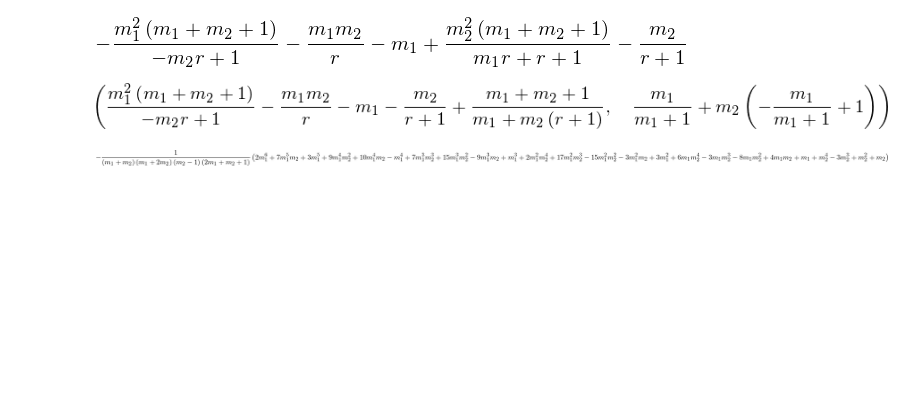
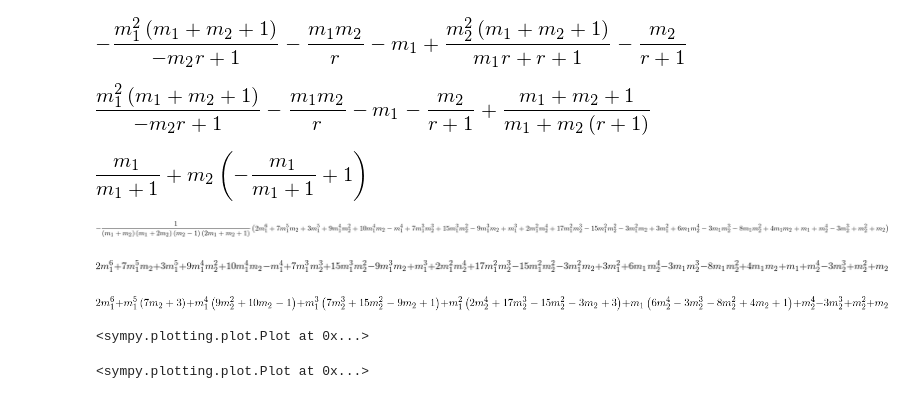
Before and after one commit to fdmazzone/ArchivosProyecto, a Jupyter notebook: MEcanica Celeste/concavidad.ipynb, the cells around one changed output. Drawn from its saved outputs; the diff is of its cells as text; code cells hidden in the pictures; blank space fills up the shorter version.

```diff
--- a/MEcanica Celeste/concavidad.ipynb
+++ b/MEcanica Celeste/concavidad.ipynb
@@ -213,12 +217,17 @@ Exp
 # %%
 m=symbols('m0:%s' %3, positive=True) #masas
 var('r')#r
 m=[1,m[1],m[2]]#
 ord_or=m[1]/(m[1]+1)
 Rem=(1-ord_or)*m[2]+ord_or
 Q=m[0]**2/(-q[0])+m[1]**2/q[1]
 Exp3=Q-U
-Exp3, Rem
+Exp3
 # %% [output]
-[figure, old version]
+[figure, new version]
+# %%
+f.subs(r,Rem).factor()
+Rem
+# %% [output]
+[figure, added]
 # %%
@@ -226,4 +235,9 @@ Expr3=m[1]**2*(m[1] + m[2] + 1)/(-m[2]*Rem + 1) - m[1]*m[2]/Rem - m[1] - m[2]/(R
 Expr3.factor()
 # %% [output]
 [figure]
+# %%
+Pol=(2*m[1]**6 + 7*m[1]**5*m[2] + 3*m[1]**5 + 9*m[1]**4*m[2]**2 + 10*m[1]**4*m[2] - m[1]**4 + 7*m[1]**3*m[2]**3 + 15*m[1]**3*m[2]**2 - 9*m[1]**3*m[2] + m[1]**3 + 2*m[1]**2*m[2]**4 + 17*m[1]**2*m[2]**3 - 15*m[1]**2*m[2]**2 - 3*m[1]**2*m[2] + 3*m[1]**2 + 6*m[1]*m[2]**4 - 3*m[1]*m[2]**3 - 8*m[1]*m[2]**2 + 4*m[1]*m[2] + m[1] + m[2]**4 - 3*m[2]**3 + m[2]**2 + m[2])
+Pol
+# %% [output]
+[figure, added]
 # %%
@@ -249,3 +264,17 @@ plt.clabel(cp, inline=True,fontsize=10)
 plt.xlabel('m1')
 plt.ylabel('m2')
 plt.show()
+# %%
+Q=Pol.collect(m[1])
+Q
+# %% [output]
+[figure, added]
+# %%
+plot(Q.coeff(m[1]),(m[2],0,1))
+# %% [output]
+<sympy.plotting.plot.Plot at 0x...>
+# %%
+N=2*m[1]**6+3*m[1]**5-m[1]**4+0.2*m[1]**3+2.5*m[1]**2+m[1]
+plot(N,(m[1],0,0.1))
+# %% [output]
+<sympy.plotting.plot.Plot at 0x...>
```
Also changed, not shown: parts of 4 cells of this notebook.
